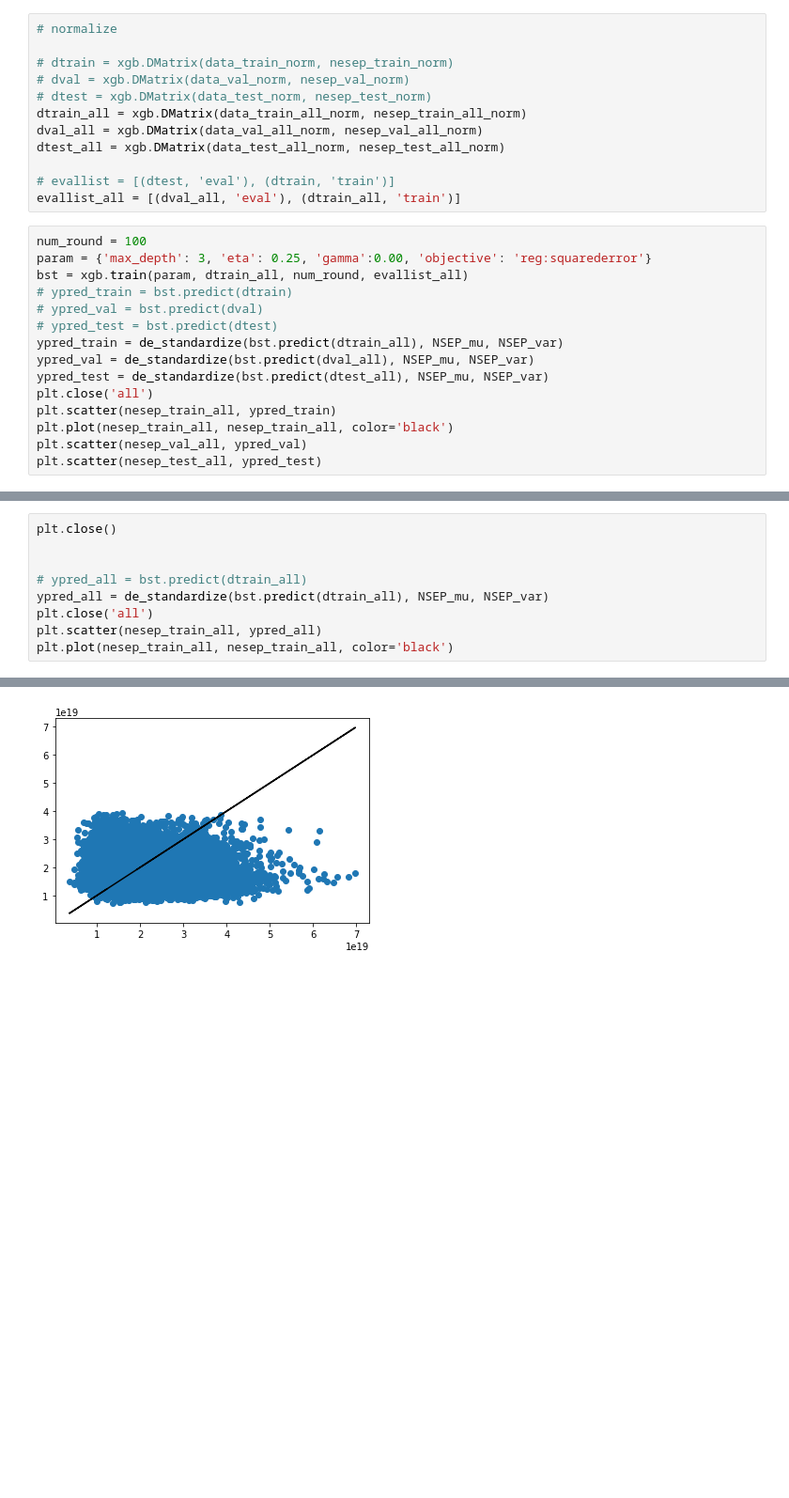
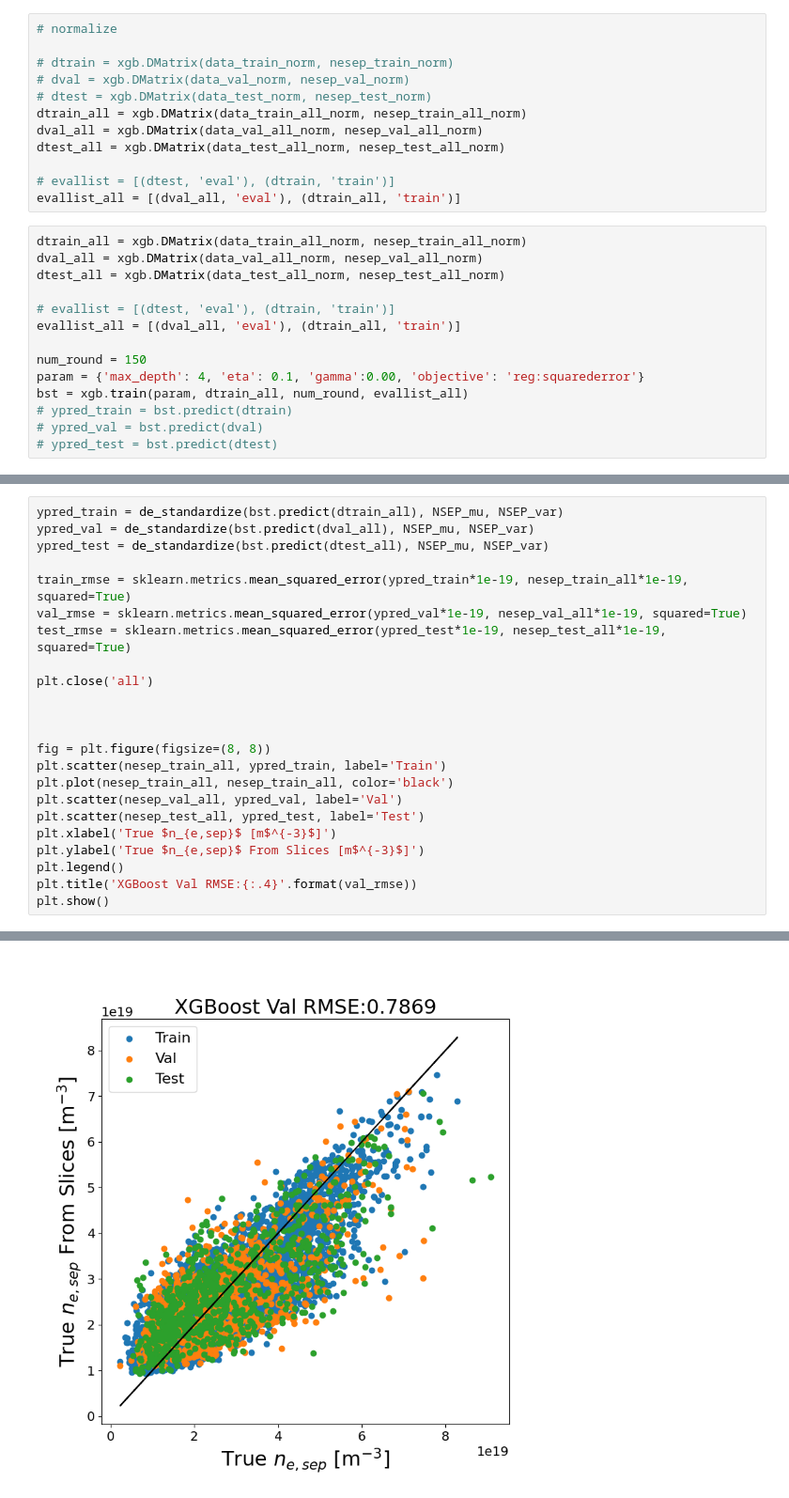
Before and after one commit to fusionby2030/moxie, a Jupyter notebook: experiments/Supervsied/Basline.ipynb, the cells around one changed output, grey strips where cells are left out. Shown at 94% size. Saved outputs shown, nothing was run; the diff lists cells and outputs as text; blank space fills up the shorter version.

```diff
--- a/experiments/Supervsied/Basline.ipynb
+++ b/experiments/Supervsied/Basline.ipynb
@@ -95,18 +109,17 @@ dtest_all = xgb.DMatrix(data_test_all_norm, nesep_test_all_norm)
 # evallist = [(dtest, 'eval'), (dtrain, 'train')]
 evallist_all = [(dval_all, 'eval'), (dtrain_all, 'train')]
 # %%
-num_round = 100
-param = {'max_depth': 3, 'eta': 0.25, 'gamma':0.00, 'objective': 'reg:squarederror'}
+dtrain_all = xgb.DMatrix(data_train_all_norm, nesep_train_all_norm)
+dval_all = xgb.DMatrix(data_val_all_norm, nesep_val_all_norm)
+dtest_all = xgb.DMatrix(data_test_all_norm, nesep_test_all_norm)
+
+# evallist = [(dtest, 'eval'), (dtrain, 'train')]
+evallist_all = [(dval_all, 'eval'), (dtrain_all, 'train')]
+
+num_round = 150
+param = {'max_depth': 4, 'eta': 0.1, 'gamma':0.00, 'objective': 'reg:squarederror'}
 bst = xgb.train(param, dtrain_all, num_round, evallist_all)
 # ypred_train = bst.predict(dtrain)
 # ypred_val = bst.predict(dval)
 # ypred_test = bst.predict(dtest)
-ypred_train = de_standardize(bst.predict(dtrain_all), NSEP_mu, NSEP_var)
-ypred_val = de_standardize(bst.predict(dval_all), NSEP_mu, NSEP_var)
-ypred_test = de_standardize(bst.predict(dtest_all), NSEP_mu, NSEP_var)
-plt.close('all')
-plt.scatter(nesep_train_all, ypred_train)
-plt.plot(nesep_train_all, nesep_train_all, color='black')
-plt.scatter(nesep_val_all, ypred_val)
-plt.scatter(nesep_test_all, ypred_test)
 # %% [output]
@@ -137,10 +143,24 @@ plt.scatter(nesep_test_all, ypred_test)
 # %%
-plt.close()
+ypred_train = de_standardize(bst.predict(dtrain_all), NSEP_mu, NSEP_var)
+ypred_val = de_standardize(bst.predict(dval_all), NSEP_mu, NSEP_var)
+ypred_test = de_standardize(bst.predict(dtest_all), NSEP_mu, NSEP_var)
+
+train_rmse = sklearn.metrics.mean_squared_error(ypred_train*1e-19, nesep_train_all*1e-19, squared=True)
+val_rmse = sklearn.metrics.mean_squared_error(ypred_val*1e-19, nesep_val_all*1e-19, squared=True)
+test_rmse = sklearn.metrics.mean_squared_error(ypred_test*1e-19, nesep_test_all*1e-19, squared=True)
+
+plt.close('all')
 
 
-# ypred_all = bst.predict(dtrain_all)
-ypred_all = de_standardize(bst.predict(dtrain_all), NSEP_mu, NSEP_var)
-plt.close('all')
-plt.scatter(nesep_train_all, ypred_all)
+
+fig = plt.figure(figsize=(8, 8))
+plt.scatter(nesep_train_all, ypred_train, label='Train')
 plt.plot(nesep_train_all, nesep_train_all, color='black')
+plt.scatter(nesep_val_all, ypred_val, label='Val')
+plt.scatter(nesep_test_all, ypred_test, label='Test')
+plt.xlabel('True $n_{e,sep}$ [m$^{-3}$]')
+plt.ylabel('True $n_{e,sep}$ From Slices [m$^{-3}$]')
+plt.legend()
+plt.title('XGBoost Val RMSE:{:.4}'.format(val_rmse))
+plt.show()
 # %% [output]
@@ -148,2 +167,2 @@ plt.plot(nesep_train_all, nesep_train_all, color='black')
-[figure, old version]
+[figure, new version]
 # %%
```
Also changed, not shown: parts of 9 cells of this notebook, 1 other file.
